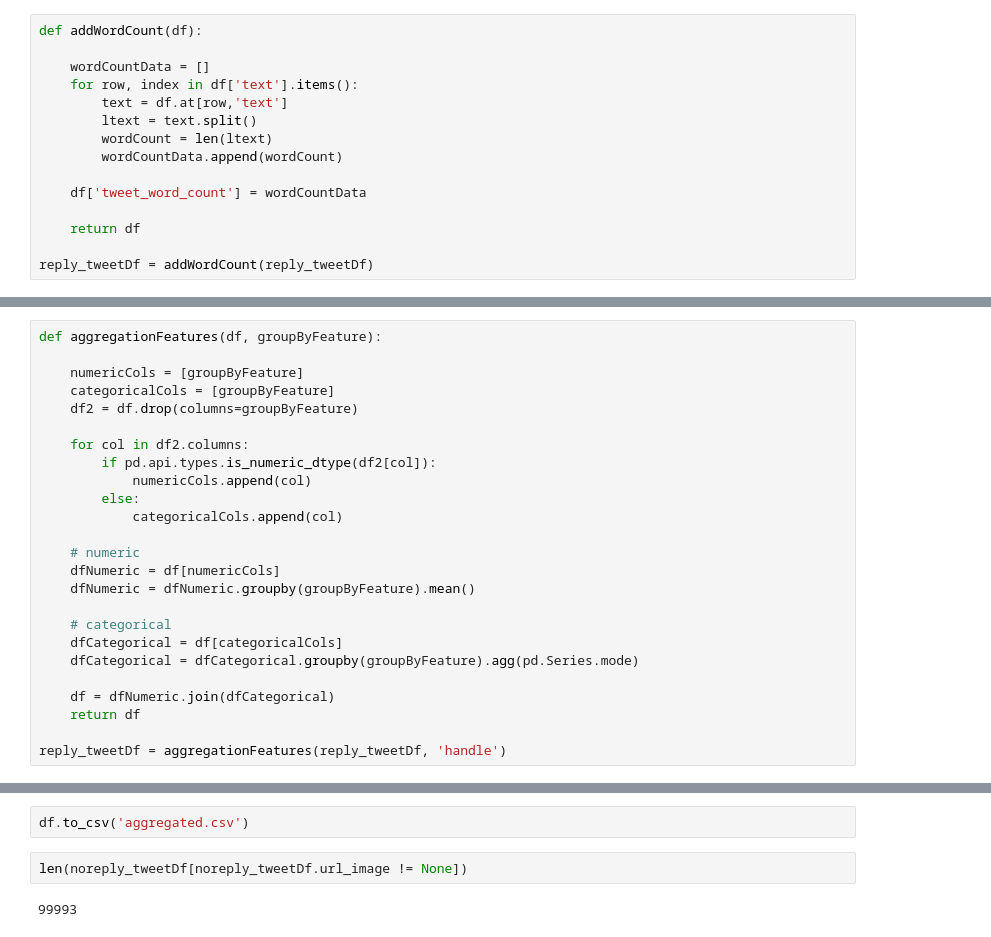
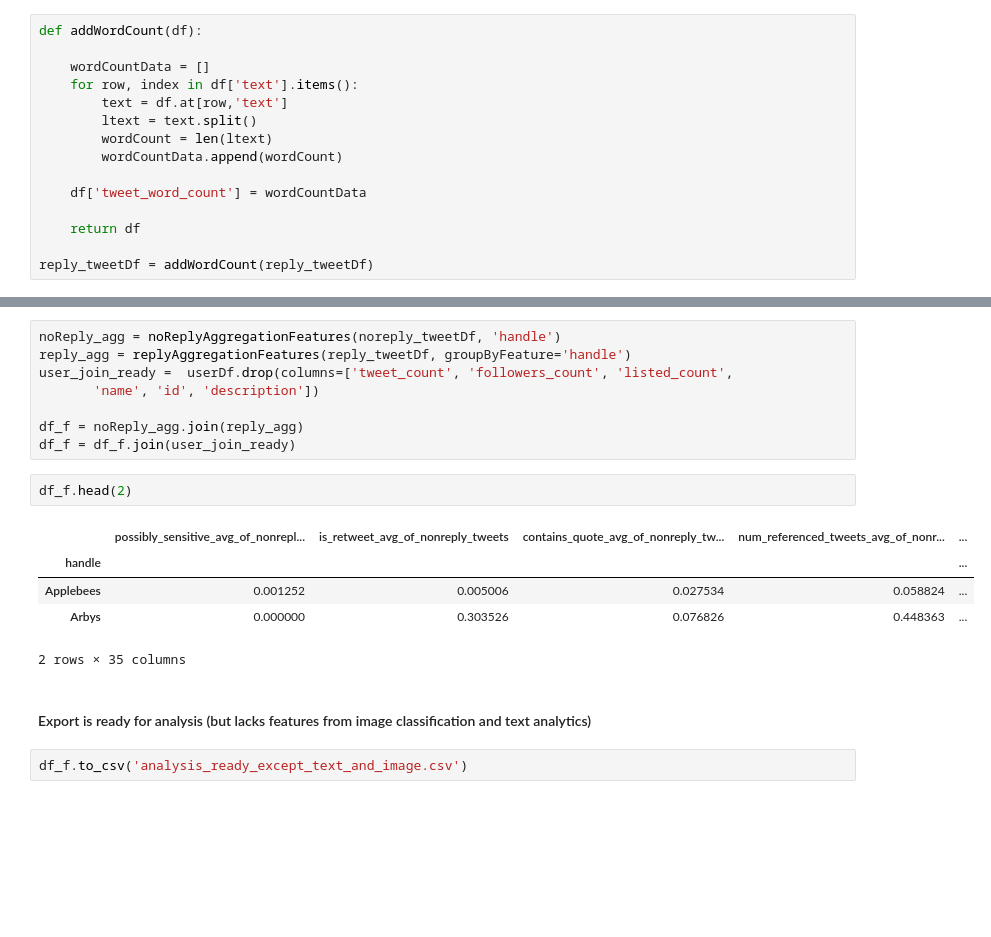
Before and after one commit to nathanh256/is455, a Jupyter notebook: 455_final_project.ipynb, the cells around one changed output, grey strips where cells are left out. Cells and saved outputs as stored; diff of their text form; blank space fills up the shorter version.

```diff
--- a/455_final_project.ipynb
+++ b/455_final_project.ipynb
@@ -399,25 +430,0 @@ reply_tweetDf = addWordCount(reply_tweetDf)
-# %%
-def aggregationFeatures(df, groupByFeature):
-
-    numericCols = [groupByFeature]
-    categoricalCols = [groupByFeature]
-    df2 = df.drop(columns=groupByFeature)
-
-    for col in df2.columns:
-        if pd.api.types.is_numeric_dtype(df2[col]):
-            numericCols.append(col)
-        else:
-            categoricalCols.append(col)
-
-    # numeric
-    dfNumeric = df[numericCols]
-    dfNumeric = dfNumeric.groupby(groupByFeature).mean()
-
-    # categorical
-    dfCategorical = df[categoricalCols]
-    dfCategorical = dfCategorical.groupby(groupByFeature).agg(pd.Series.mode)
-
-    df = dfNumeric.join(dfCategorical)
-    return df
-
-reply_tweetDf = aggregationFeatures(reply_tweetDf, 'handle')
@@ -433,6 +532,20 @@ Index(['id', 'followers', 'possibly_sensitive', 'retweet_count', 'reply_count',
+# %%
+noReply_agg = noReplyAggregationFeatures(noreply_tweetDf, 'handle')
+reply_agg = replyAggregationFeatures(reply_tweetDf, groupByFeature='handle')
+user_join_ready =  userDf.drop(columns=['tweet_count', 'followers_count', 'listed_count',
+       'name', 'id', 'description'])
+
+df_f = noReply_agg.join(reply_agg)
+df_f = df_f.join(user_join_ready)
+# %%
+df_f.head(2)
+# %% [output]
+|  | possibly_sensitive_avg_of_nonrepl... | is_retweet_avg_of_nonreply_tweets | contains_quote_avg_of_nonreply_tw... | num_referenced_tweets_avg_of_nonr... | ... |
+| handle |  |  |  |  | ... |
+| Applebees | 0.001252 | 0.005006 | 0.027534 | 0.058824 | ... |
+| Arbys | 0.000000 | 0.303526 | 0.076826 | 0.448363 | ... |
+2 rows × 35 columns
+# %% [markdown]
+#### Export is ready for analysis (but lacks features from image classification and text analytics)
 # %%
-df.to_csv('aggregated.csv')
+df_f.to_csv('analysis_ready_except_text_and_image.csv')
-# %%
-len(noreply_tweetDf[noreply_tweetDf.url_image != None])
-# %% [output]
-99993
```
Also changed, not shown: parts of 17 cells of this notebook, 1 other file.
